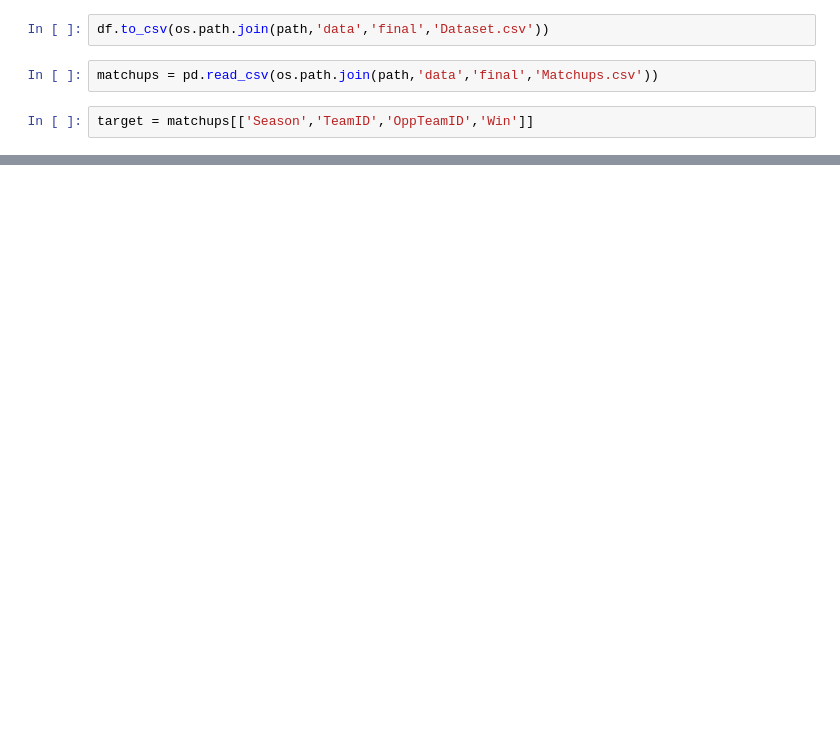
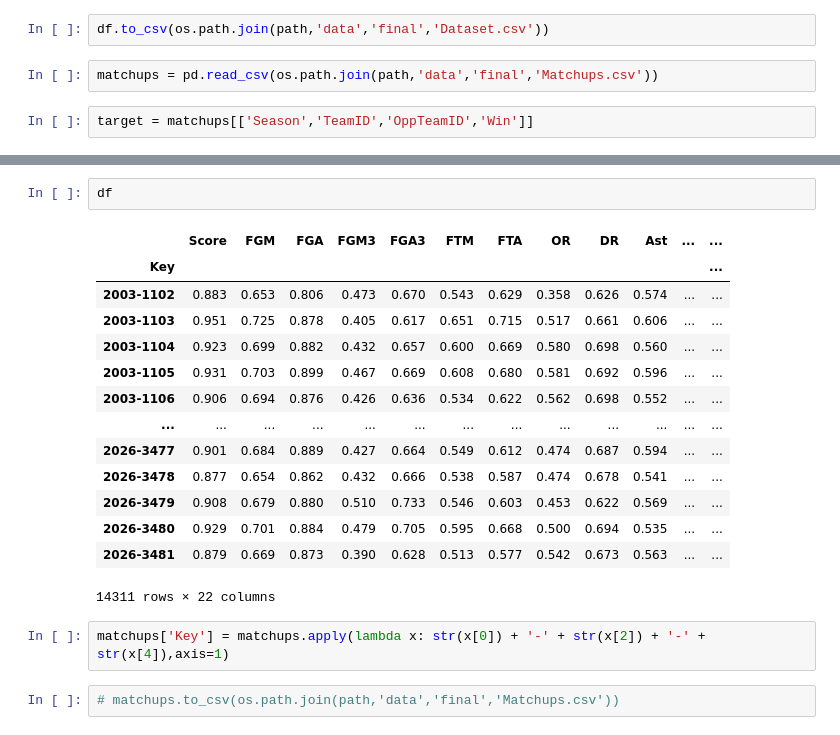
Before and after one commit to Sanket-g-75/March-Machine-Learning-Mania-2026, a Jupyter notebook: notebooks/data.ipynb, the cells around one changed output, grey strips where cells are left out. Drawn from its saved outputs; the diff is of its cells as text; blank space fills up the shorter version.

```diff
--- a/notebooks/data.ipynb
+++ b/notebooks/data.ipynb
@@ -804,0 +779,21 @@ target.reset_index(drop=True)
+# %%
+df
+# %% [output]
+|  | Score | FGM | FGA | FGM3 | FGA3 | FTM | FTA | OR | DR | Ast | ... | ... |
+| Key |  |  |  |  |  |  |  |  |  |  |  | ... |
+| 2003-1102 | 0.883 | 0.653 | 0.806 | 0.473 | 0.670 | 0.543 | 0.629 | 0.358 | 0.626 | 0.574 | ... | ... |
+| 2003-1103 | 0.951 | 0.725 | 0.878 | 0.405 | 0.617 | 0.651 | 0.715 | 0.517 | 0.661 | 0.606 | ... | ... |
+| 2003-1104 | 0.923 | 0.699 | 0.882 | 0.432 | 0.657 | 0.600 | 0.669 | 0.580 | 0.698 | 0.560 | ... | ... |
+| 2003-1105 | 0.931 | 0.703 | 0.899 | 0.467 | 0.669 | 0.608 | 0.680 | 0.581 | 0.692 | 0.596 | ... | ... |
+| 2003-1106 | 0.906 | 0.694 | 0.876 | 0.426 | 0.636 | 0.534 | 0.622 | 0.562 | 0.698 | 0.552 | ... | ... |
+| ... | ... | ... | ... | ... | ... | ... | ... | ... | ... | ... | ... | ... |
+| 2026-3477 | 0.901 | 0.684 | 0.889 | 0.427 | 0.664 | 0.549 | 0.612 | 0.474 | 0.687 | 0.594 | ... | ... |
+| 2026-3478 | 0.877 | 0.654 | 0.862 | 0.432 | 0.666 | 0.538 | 0.587 | 0.474 | 0.678 | 0.541 | ... | ... |
+| 2026-3479 | 0.908 | 0.679 | 0.880 | 0.510 | 0.733 | 0.546 | 0.603 | 0.453 | 0.622 | 0.569 | ... | ... |
+| 2026-3480 | 0.929 | 0.701 | 0.884 | 0.479 | 0.705 | 0.595 | 0.668 | 0.500 | 0.694 | 0.535 | ... | ... |
+| 2026-3481 | 0.879 | 0.669 | 0.873 | 0.390 | 0.628 | 0.513 | 0.577 | 0.542 | 0.673 | 0.563 | ... | ... |
+14311 rows × 22 columns
+# %%
+matchups['Key'] = matchups.apply(lambda x: str(x[0]) + '-' + str(x[2]) + '-' + str(x[4]),axis=1)
+# %%
+# matchups.to_csv(os.path.join(path,'data','final','Matchups.csv'))
```
Also changed, not shown: parts of 20 cells of this notebook.
